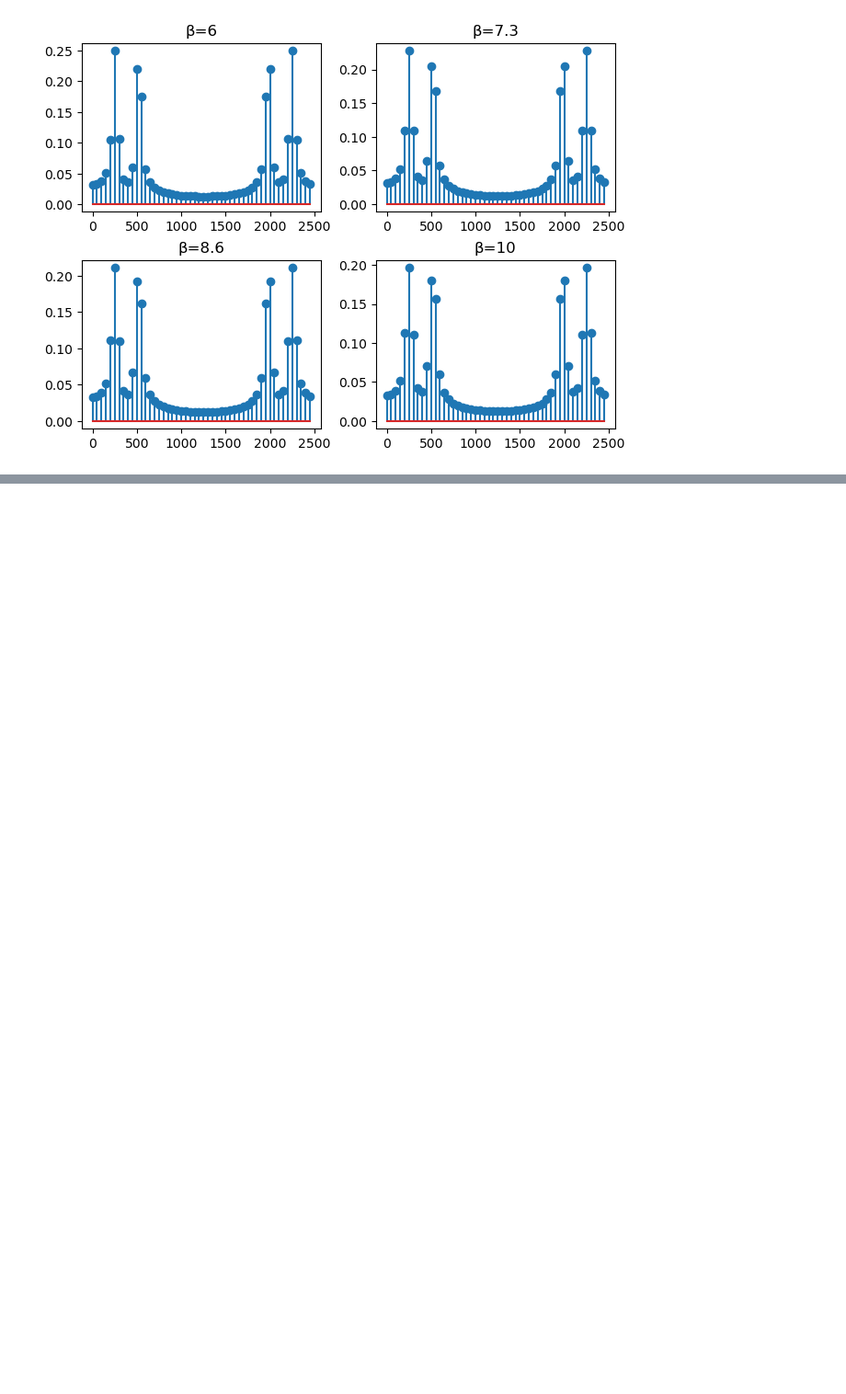
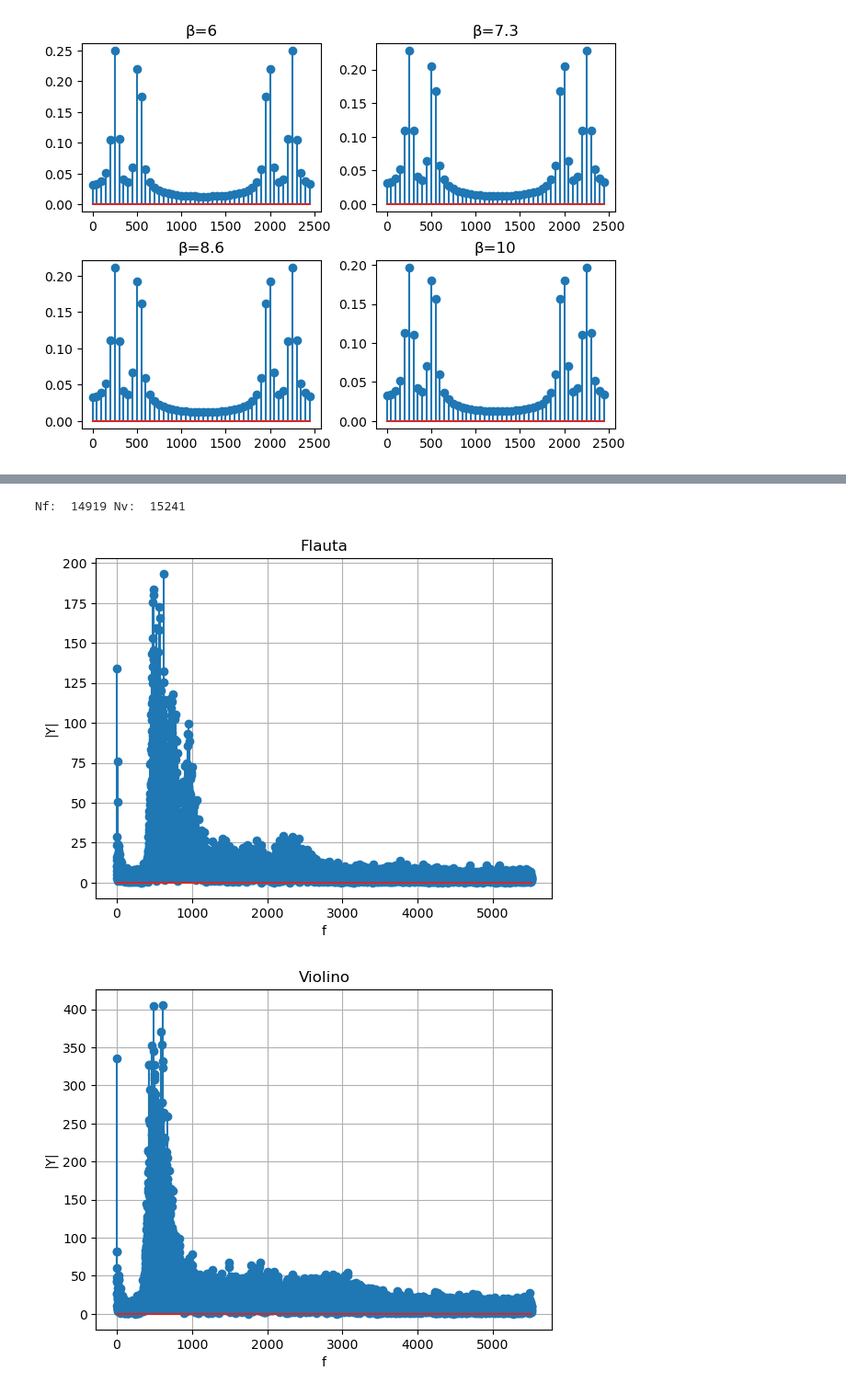
Before and after one commit to Emanuel600/Misc, a Jupyter notebook: DSP/Trabalho_FFT.ipynb, the cells around one changed output, grey strips where cells are left out. Shown at 92% size. Saved outputs shown, nothing was run; the diff lists cells and outputs as text; code cells hidden in the pictures; blank space fills up the shorter version.

```diff
--- a/DSP/Trabalho_FFT.ipynb
+++ b/DSP/Trabalho_FFT.ipynb
@@ -317,0 +356,18 @@ plot_4stem([xf4, xf5, xf6, xf7], [yf4, yf5, yf6, yf7],
+# %%
+# Analisando Espectro do Sinal
+Nf = len(clean_flute)
+Nv = len(clean_violin)
+T = 1/fs
+##
+ff = (2.0/Nv) * abs(sp.fft(clean_flute)[0:Nv//2])
+fx = sp.fftfreq(Nv, T)[:Nv//2]
+vf = (2.0/Nf) * abs(sp.fft(clean_violin)[0:Nf//2])
+vx = sp.fftfreq(Nf, T)[:Nf//2]
+##
+print("Nf: ", Nf, "Nv: ", Nv)
+plot_stem(fx, ff, title="Flauta")
+plot_stem(vx, vf, title="Violino")
+# %% [output]
+Nf:  14919 Nv:  15241
+[figure, added]
+[figure, added]
```
Also changed, not shown: parts of 5 cells of this notebook, 2 other files.
